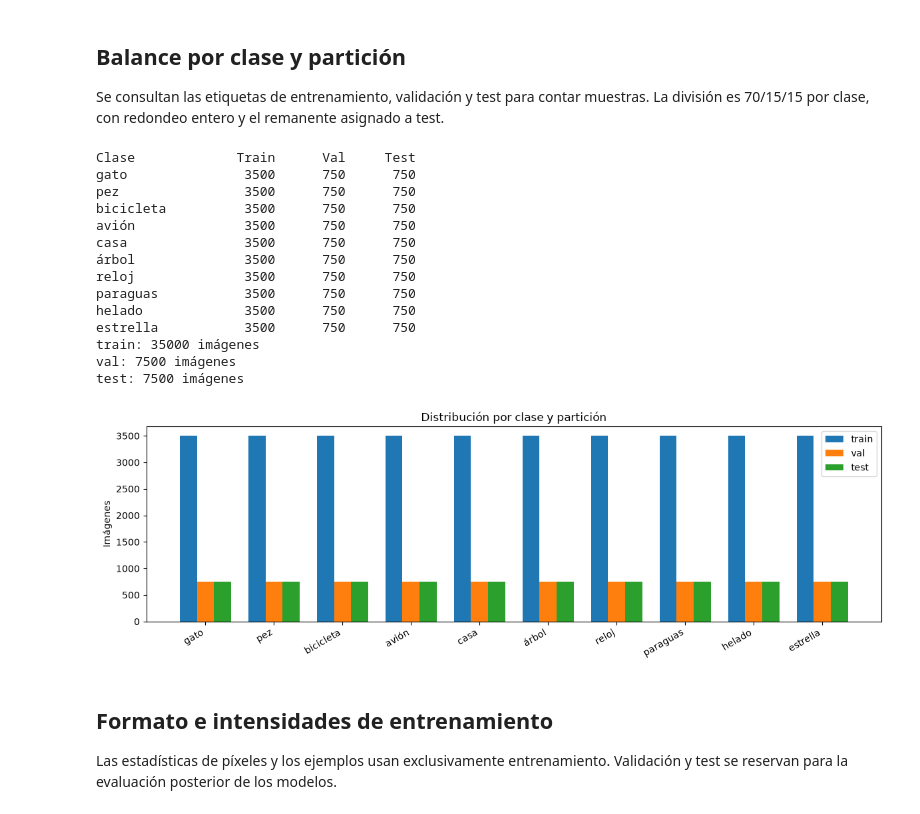
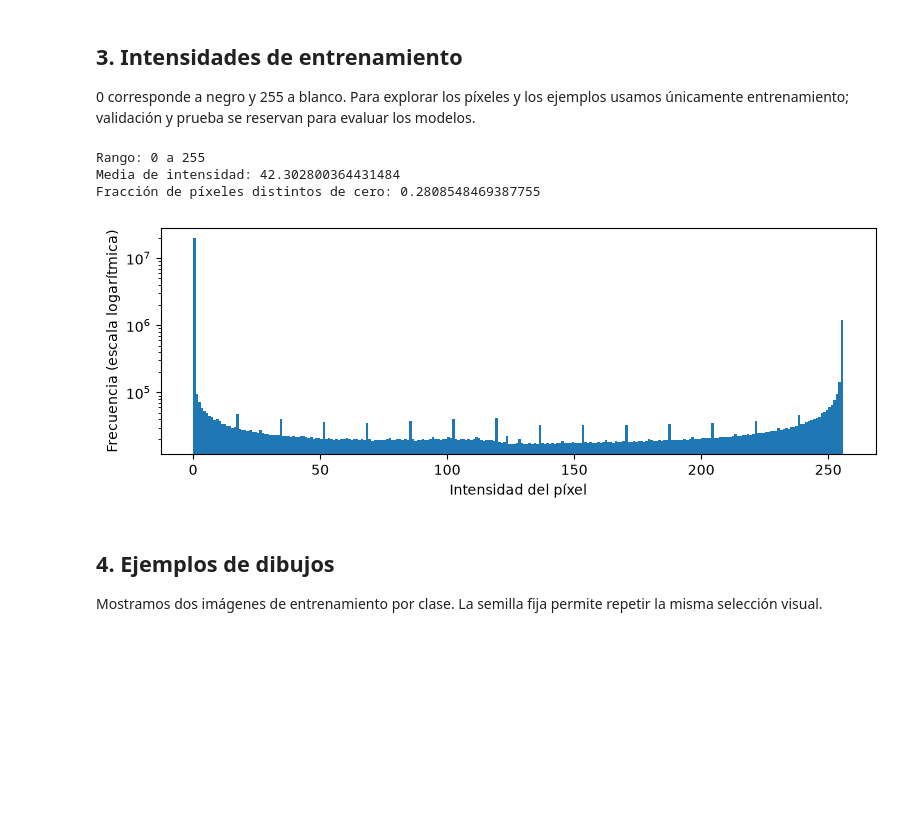
Before and after one commit to SebastianOso/proyecto-deep-learning, a Jupyter notebook: eda.ipynb, the cells around one changed output. Drawn from its saved outputs; the diff is of its cells as text; code cells hidden in the pictures; blank space fills up the shorter version.

Commit message:
Simplifica ETL y EDA y actualiza el entrenamiento de las cuatro variantes

```diff
--- a/eda.ipynb
+++ b/eda.ipynb
@@ -3,16 +5,12 @@
 # %%
 %matplotlib inline
-from pathlib import Path
 import numpy as np
 import matplotlib.pyplot as plt
-from IPython.display import display
+from etl import cargar_datos
+from quickdraw_config import CLASES_ES
 
-from etl import cargar_datos, comprobar_sin_fugas, ruta_particiones
-from quickdraw_config import CLASES_ES, leer_json
-
-# Los mismos valores predeterminados que el entrenamiento.
-POR_CLASE = 5000
-SEMILLA = 42
-PRUEBA_CORTA = False
-RAIZ = Path.cwd()  # Ejecutar desde la raíz del repo.
+datos = cargar_datos()
+x_train, y_train = datos['x_train'], datos['y_train']
+x_val, y_val = datos['x_val'], datos['y_val']
+x_test, y_test = datos['x_test'], datos['y_test']
 # %% [markdown]
@@ -62,46 +73,24 @@ Candidatos válidos por clase:
 # %% [markdown]
-## Balance por clase y partición
+## 3. Intensidades de entrenamiento
 
-Se consultan las etiquetas de entrenamiento, validación y test para contar muestras. La división es 70/15/15 por clase, con redondeo entero y el remanente asignado a test.
+0 corresponde a negro y 255 a blanco. Para explorar los píxeles y los ejemplos usamos únicamente entrenamiento; validación y prueba se reservan para evaluar los modelos.
 # %%
-partes = ('train', 'val', 'test')
-conteos = {parte: np.bincount(datos['y_' + parte], minlength=len(CLASES_ES))
-           for parte in partes}
-print(f"{'Clase':<14} {'Train':>8} {'Val':>8} {'Test':>8}")
-for i, clase in enumerate(CLASES_ES):
-    print(f"{clase:<14} {conteos['train'][i]:>8} {conteos['val'][i]:>8} {conteos['test'][i]:>8}")
-for parte in partes:
-    print(f'{parte}: {conteos[parte].sum()} imágenes')
-
-fig, ax = plt.subplots(figsize=(12, 4))
-posiciones = np.arange(len(CLASES_ES))
-for desplazamiento, parte in enumerate(partes):
-    ax.bar(posiciones + (desplazamiento - 1) * .25, conteos[parte], width=.25, label=parte)
-ax.set_xticks(posiciones, CLASES_ES, rotation=30, ha='right')
-ax.set_ylabel('Imágenes')
-ax.set_title('Distribución por clase y partición')
-ax.legend()
-fig.tight_layout()
-display(fig)
-plt.close(fig)
+print('Rango:', x_train.min(), 'a', x_train.max())
+print('Media de intensidad:', x_train.mean())
+print('Fracción de píxeles distintos de cero:', np.count_nonzero(x_train) / x_train.size)
+plt.figure(figsize=(8, 3))
+plt.hist(x_train.ravel(), bins=256, range=(0, 256), log=True)
+plt.xlabel('Intensidad del píxel')
+plt.ylabel('Frecuencia (escala logarítmica)')
+plt.tight_layout()
+plt.show()
 # %% [output]
-Clase             Train      Val     Test
-gato               3500      750      750
-pez                3500      750      750
-bicicleta          3500      750      750
-avión              3500      750      750
-casa               3500      750      750
-árbol              3500      750      750
-reloj              3500      750      750
-paraguas           3500      750      750
-helado             3500      750      750
-estrella           3500      750      750
-train: 35000 imágenes
-val: 7500 imágenes
-test: 7500 imágenes
+Rango: 0 a 255
+Media de intensidad: 42.302800364431484
+Fracción de píxeles distintos de cero: 0.2808548469387755
-[figure, old version]
+[figure, new version]
 # %% [markdown]
-## Formato e intensidades de entrenamiento
+## 4. Ejemplos de dibujos
 
-Las estadísticas de píxeles y los ejemplos usan exclusivamente entrenamiento. Validación y test se reservan para la evaluación posterior de los modelos.
+Mostramos dos imágenes de entrenamiento por clase. La semilla fija permite repetir la misma selección visual.
 # %%
```
Also changed, not shown: parts of 8 cells of this notebook, 10 other files.
